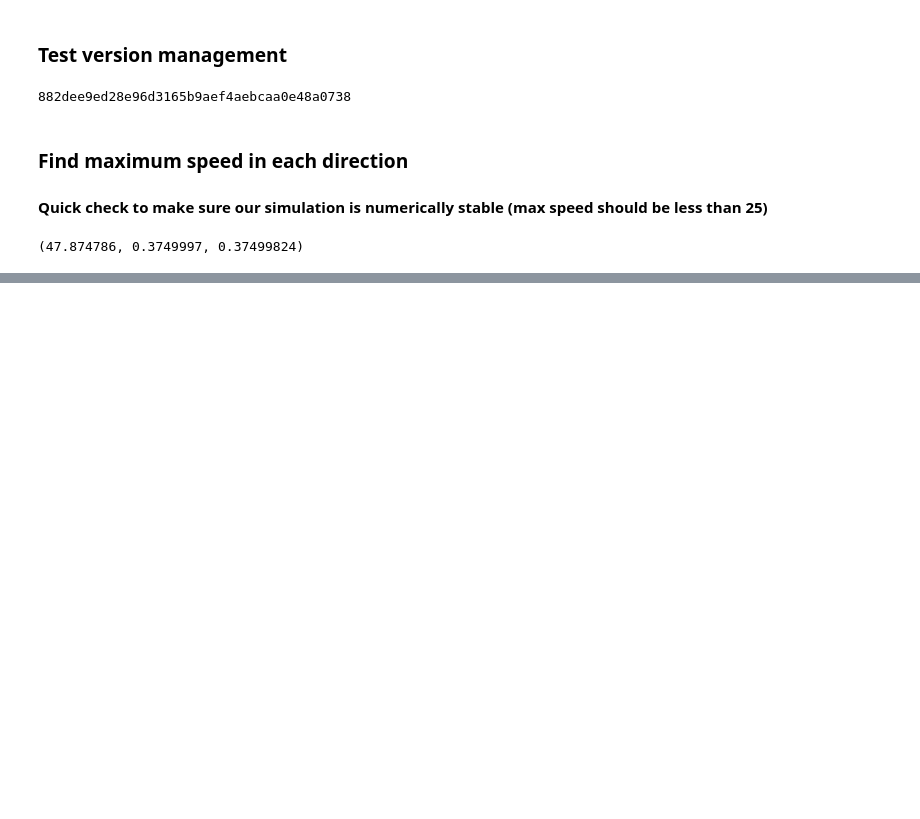
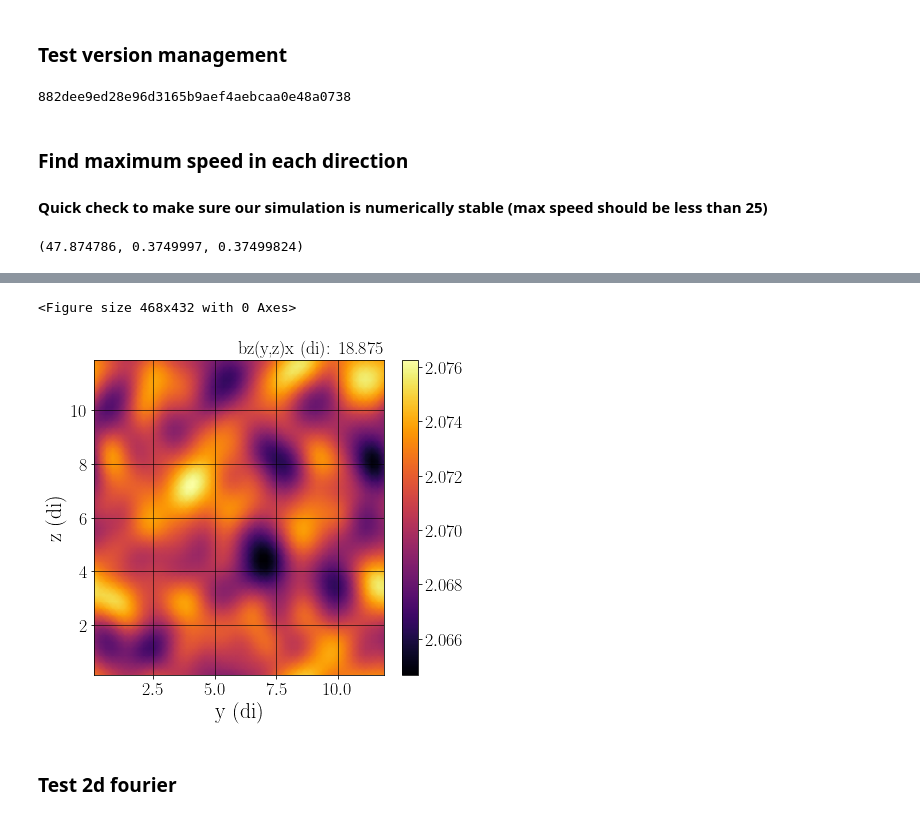
Before and after one commit to collinrbr/FPCAnalysis, a Jupyter notebook: dHybridR.ipynb, the cells around one changed output, grey strips where cells are left out. Saved outputs shown, nothing was run; the diff lists cells and outputs as text; code cells hidden in the pictures; blank space fills up the shorter version.

Commit message:
unfinished 2d fourier

```diff
--- a/dHybridR.ipynb
+++ b/dHybridR.ipynb
@@ -490,0 +499,8 @@ sanf.get_abs_max_velocity(dparticles)
+# %%
+xxindex = 75
+pf.makefieldpmesh(dfields,'bz','yz',flnm = '',takeaxisaverage=False,xxindex=xxindex)
+# %% [output]
+<Figure size 468x432 with 0 Axes>
+[figure, added]
+# %% [markdown]
+### Test 2d fourier
```
Also changed, not shown: parts of 20 cells of this notebook, 3 other files.
